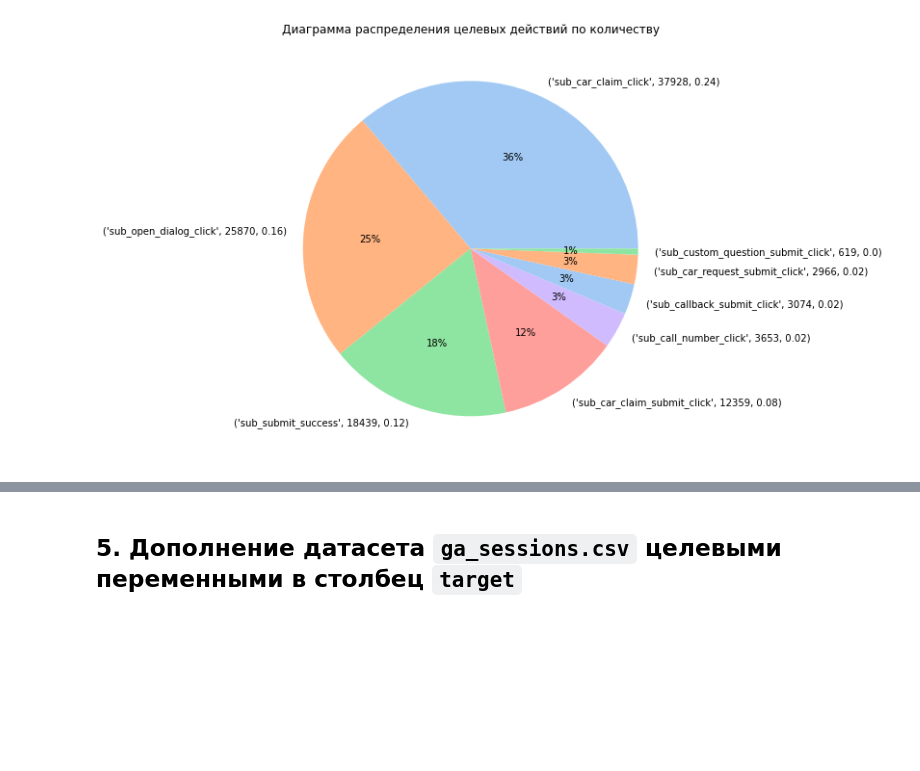
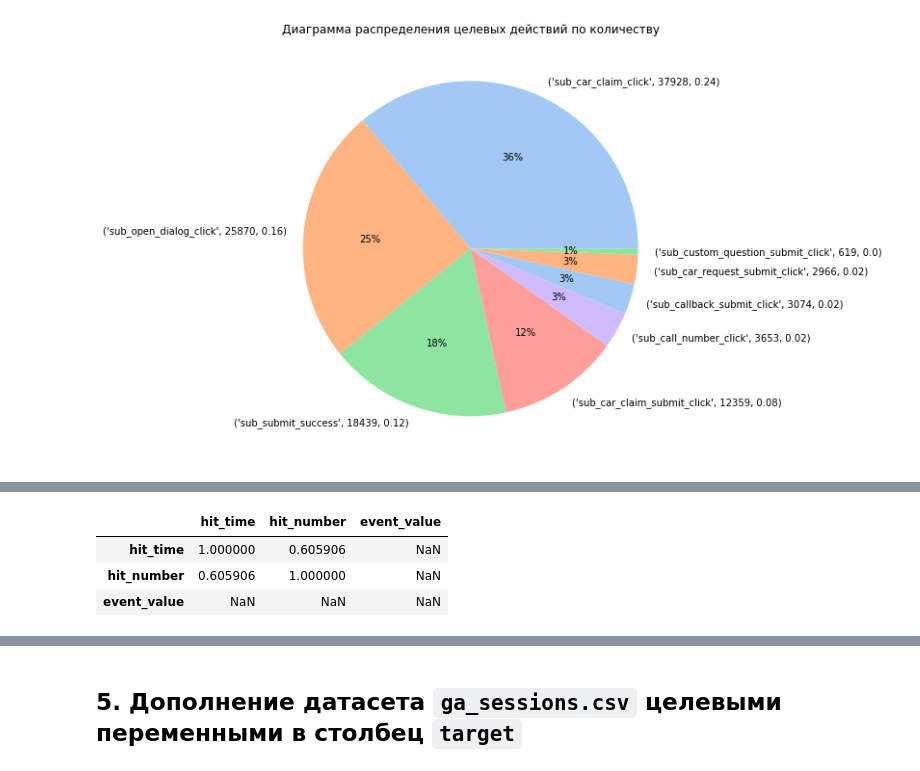
Before and after one commit to UzunDemir/Final-project-ML-engeneer-Skillbox, a Jupyter notebook: step_1_data_analises.ipynb, the cells around one changed output, grey strips where cells are left out. Saved outputs shown, nothing was run; the diff lists cells and outputs as text; code cells hidden in the pictures; blank space fills up the shorter version.

```diff
--- a/step_1_data_analises.ipynb
+++ b/step_1_data_analises.ipynb
@@ -281,0 +385,7 @@ Name: session_id, dtype: int64
+# %%
+df_ga_hits.corr()
+# %% [output]
+|  | hit_time | hit_number | event_value |
+| hit_time | 1.000000 | 0.605906 | NaN |
+| hit_number | 0.605906 | 1.000000 | NaN |
+| event_value | NaN | NaN | NaN |
```
Also changed, not shown: parts of 29 cells of this notebook.
